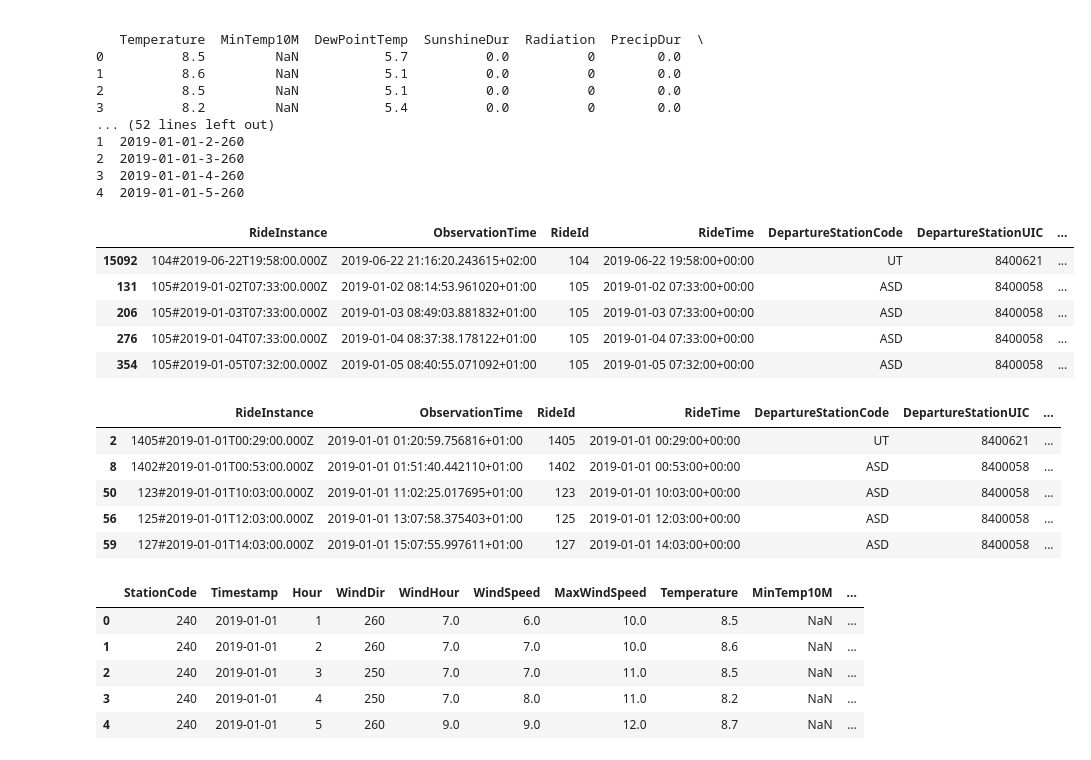
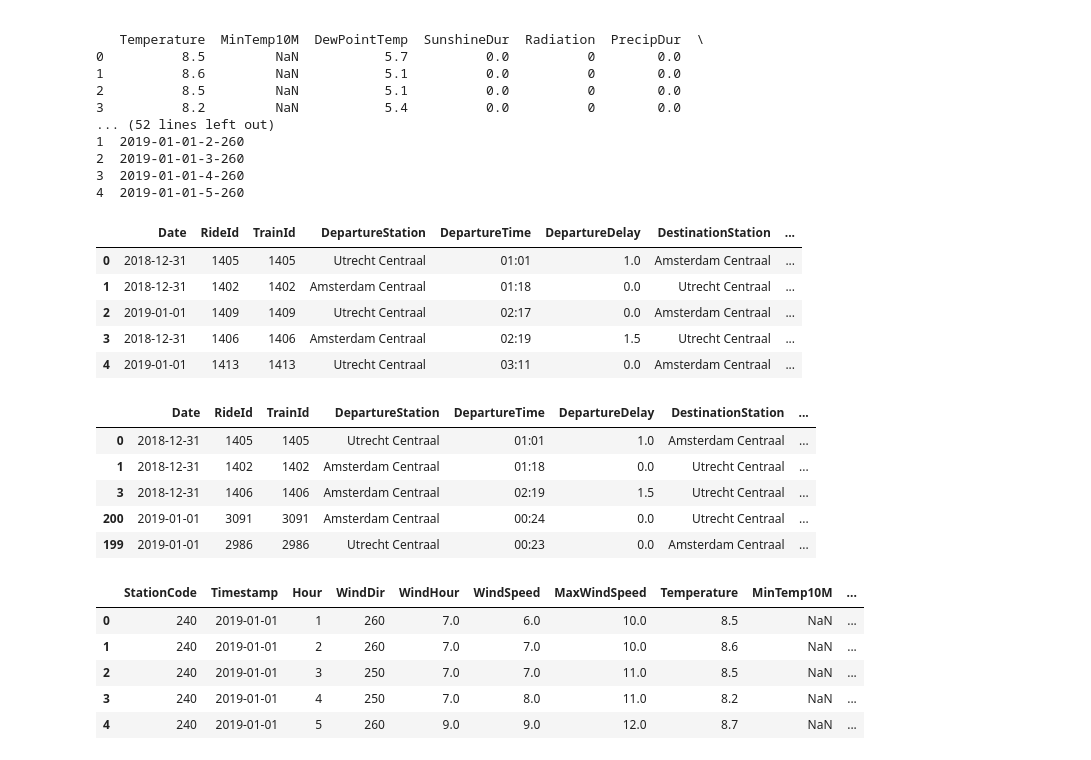
Before and after one commit to BondarencoM/DestinationStation, a Jupyter notebook: provisioning/Data_merge.ipynb, the cells around one changed output. Cells and saved outputs as stored; diff of their text form; code cells hidden in the pictures.

Commit message:
added weather data to train dataset

```diff
--- a/provisioning/Data_merge.ipynb
+++ b/provisioning/Data_merge.ipynb
@@ -24 +12,8 @@ dfa_not_parsed = pd.concat(dfa_all)
+# %%
+# load all data time chunks
+df = pd.read_csv('../assets/data/2019-UT-ASD-Full/2019-UT-ASD-scrapped.csv', parse_dates=['PlannedDepartureTime',
+                                                                                          'PlannedArrivalTime',
+                                                                                          'ActualArrivalTime',
+                                                                                          'ActualDepartureTime'
+                                                                                         ])
 # %%
@@ -389,11 +63,15 @@ print(dfa_weather_U.head())
 3  2019-01-01-4-260
 4  2019-01-01-5-260
 # %%
-def add_uic_code(destination, weather, weather_station):
-    if destination == 'ASD':
-        return f'{weather[0:13]}-{weather_station[0]}'
-    if destination == 'UT':
-        return f'{weather[0:13]}-{weather_station[1]}'
+def add_uic_code(date, destination, weather_station):
+    if not pd.isnull(date):
+        weather_key = f'{date.strftime("%Y-%m-%d")}-{int(date.hour) + 1}'
+        if destination == 'Amsterdam Centraal':
+            return weather_key + f'-{weather_station[0]}'
+        if destination == '	Utrecht Centraal':
+            return weather_key + f'-{weather_station[1]}'
+    else:
+        return None
 # %%
 # this function renames the weather columns with a specific prefix
 def rename_weather(suffix, df):
@@ -429,23 +107,23 @@ dfa['WeatherKey'] = dfa['RideTime'].dt.strftime('%Y-%m-%d') + '-' + (dfa['RideTi
 # %%
-dfa['WeatherKey'] = dfa.apply(lambda row: add_uic_code(row['DestinationStationCode'], row['WeatherKey'], [240, 260]), axis=1)
+df['WeatherKey'] = df.apply(lambda row: add_uic_code(row['PlannedDepartureTime'], row['DestinationStation'], [260, 240]), axis=1)
 # %%
-dfa.head()
+df.head()
 # %% [output]
-|  | RideInstance | ObservationTime | RideId | RideTime | DepartureStationCode | DepartureStationUIC | ... |
-| 15092 | 104#2019-06-22T19:58:00.000Z | 2019-06-22 21:16:20.243615+02:00 | 104 | 2019-06-22 19:58:00+00:00 | UT | 8400621 | ... |
-| 131 | 105#2019-01-02T07:33:00.000Z | 2019-01-02 08:14:53.961020+01:00 | 105 | 2019-01-02 07:33:00+00:00 | ASD | 8400058 | ... |
-| 206 | 105#2019-01-03T07:33:00.000Z | 2019-01-03 08:49:03.881832+01:00 | 105 | 2019-01-03 07:33:00+00:00 | ASD | 8400058 | ... |
-| 276 | 105#2019-01-04T07:33:00.000Z | 2019-01-04 08:37:38.178122+01:00 | 105 | 2019-01-04 07:33:00+00:00 | ASD | 8400058 | ... |
-| 354 | 105#2019-01-05T07:32:00.000Z | 2019-01-05 08:40:55.071092+01:00 | 105 | 2019-01-05 07:32:00+00:00 | ASD | 8400058 | ... |
+|  | Date | RideId | TrainId | DepartureStation | DepartureTime | DepartureDelay | DestinationStation | ... |
+| 0 | 2018-12-31 | 1405 | 1405 | Utrecht Centraal | 01:01 | 1.0 | Amsterdam Centraal | ... |
+| 1 | 2018-12-31 | 1402 | 1402 | Amsterdam Centraal | 01:18 | 0.0 | Utrecht Centraal | ... |
+| 2 | 2019-01-01 | 1409 | 1409 | Utrecht Centraal | 02:17 | 0.0 | Amsterdam Centraal | ... |
+| 3 | 2018-12-31 | 1406 | 1406 | Amsterdam Centraal | 02:19 | 1.5 | Utrecht Centraal | ... |
+| 4 | 2019-01-01 | 1413 | 1413 | Utrecht Centraal | 03:11 | 0.0 | Amsterdam Centraal | ... |
 # %%
- dfa.sort_values('WeatherKey').head()
+ df.sort_values('PlannedArrivalTime').head()
 # %% [output]
-|  | RideInstance | ObservationTime | RideId | RideTime | DepartureStationCode | DepartureStationUIC | ... |
-| 2 | 1405#2019-01-01T00:29:00.000Z | 2019-01-01 01:20:59.756816+01:00 | 1405 | 2019-01-01 00:29:00+00:00 | UT | 8400621 | ... |
-| 8 | 1402#2019-01-01T00:53:00.000Z | 2019-01-01 01:51:40.442110+01:00 | 1402 | 2019-01-01 00:53:00+00:00 | ASD | 8400058 | ... |
-| 50 | 123#2019-01-01T10:03:00.000Z | 2019-01-01 11:02:25.017695+01:00 | 123 | 2019-01-01 10:03:00+00:00 | ASD | 8400058 | ... |
-| 56 | 125#2019-01-01T12:03:00.000Z | 2019-01-01 13:07:58.375403+01:00 | 125 | 2019-01-01 12:03:00+00:00 | ASD | 8400058 | ... |
-| 59 | 127#2019-01-01T14:03:00.000Z | 2019-01-01 15:07:55.997611+01:00 | 127 | 2019-01-01 14:03:00+00:00 | ASD | 8400058 | ... |
+|  | Date | RideId | TrainId | DepartureStation | DepartureTime | DepartureDelay | DestinationStation | ... |
+| 0 | 2018-12-31 | 1405 | 1405 | Utrecht Centraal | 01:01 | 1.0 | Amsterdam Centraal | ... |
+| 1 | 2018-12-31 | 1402 | 1402 | Amsterdam Centraal | 01:18 | 0.0 | Utrecht Centraal | ... |
+| 3 | 2018-12-31 | 1406 | 1406 | Amsterdam Centraal | 02:19 | 1.5 | Utrecht Centraal | ... |
+| 200 | 2019-01-01 | 3091 | 3091 | Amsterdam Centraal | 00:24 | 0.0 | Utrecht Centraal | ... |
+| 199 | 2019-01-01 | 2986 | 2986 | Utrecht Centraal | 00:23 | 0.0 | Amsterdam Centraal | ... |
 # %%
 # combine weather in one big weather dataset
 result_weather = pd.concat([dfa_weather_A, dfa_weather_U])
```
Also changed, not shown: parts of 44 cells of this notebook, 1 other file.
